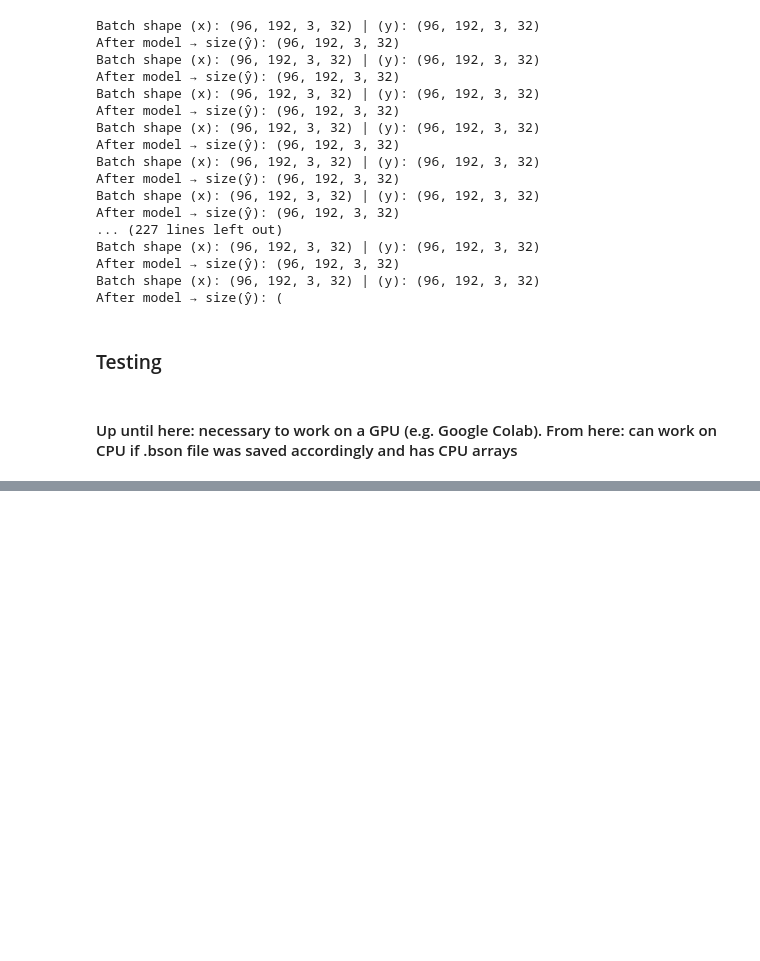
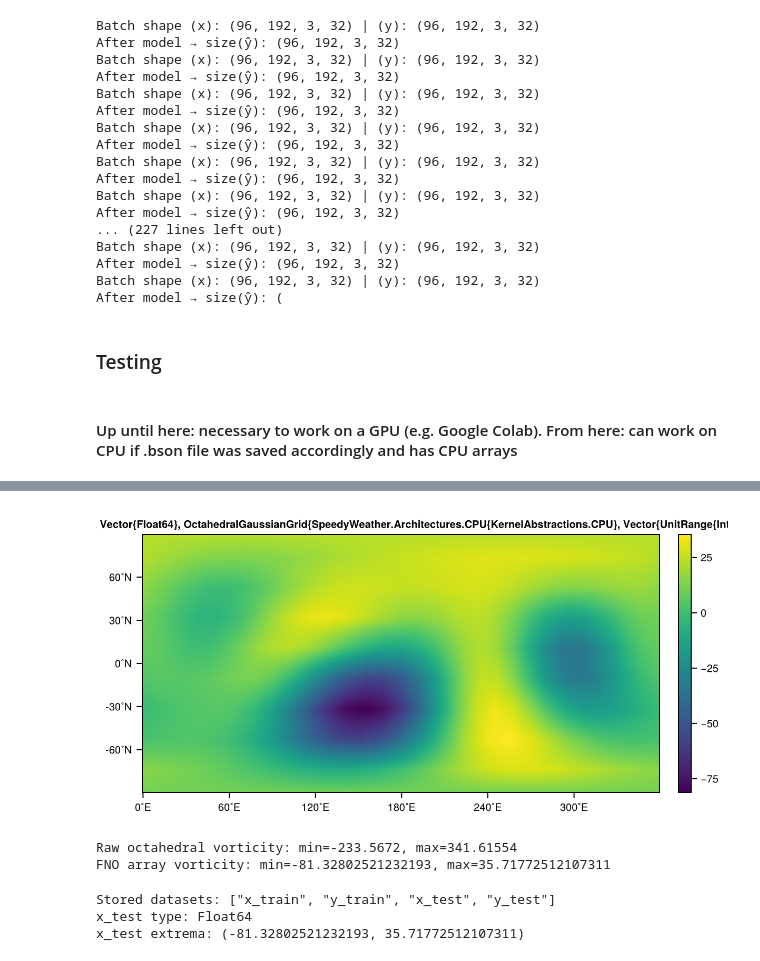
Before and after one commit to marcelovilla/neural-vortex, a Jupyter notebook: models/FNO/FNO2D.ipynb, the cells around one changed output, grey strips where cells are left out. Drawn from its saved outputs; the diff is of its cells as text; code cells hidden in the pictures; blank space fills up the shorter version.

```diff
--- a/models/FNO/FNO2D.ipynb
+++ b/models/FNO/FNO2D.ipynb
@@ -682,0 +712,48 @@ Loaded validation data: (96, 192, 3, 97)
+# %%
+using SpeedyWeather.RingGrids
+using CairoMakie
+CM = CairoMakie
+
+filepath = "fno_trunc_$(trunc).jld2"
+@jldload filepath x_test y_test
+
+vor_array = x_test[:, :,1, 1]
+
+# Suppose you have vor_array (96×192) from ML or regridded truth
+full_field = FullGaussianGrid(vor_array, input_as=Matrix)
+
+# Choose the target octahedral grid (same as simulation output)
+target_grid = OctahedralGaussianGrid(96)  # 96 latitude rings
+octa_field = interpolate(target_grid, full_field)
+
+# Plot in octahedral layout
+CM.heatmap(octa_field)
+# %% [output]
+[figure, added]
+# %%
+using Statistics
+
+# Raw diagnostic
+data = JLD2.load("../../run_0001/trunc_5.jld2")
+diag = data["output_vector"][1][2]
+raw_vor = diag.grid.vor_grid[:,1]
+
+println("Raw octahedral vorticity: min=$(minimum(raw_vor)), max=$(maximum(raw_vor))")
+
+# Your ML-prepared array
+@jldload "fno_trunc_5.jld2" x_test y_test
+vor_array = x_test[:, :, :]
+
+println("FNO array vorticity: min=$(minimum(vor_array)), max=$(maximum(vor_array))")
+# %% [output]
+Raw octahedral vorticity: min=-233.5672, max=341.61554
+FNO array vorticity: min=-81.32802521232193, max=35.71772512107311
+# %%
+file = jldopen("fno_trunc_5.jld2", "r")
+    println("Stored datasets: ", keys(file))
+    println("x_test type: ", eltype(file["x_test"]))
+    println("x_test extrema: ", extrema(file["x_test"]))
+# %% [output]
+Stored datasets: ["x_train", "y_train", "x_test", "y_test"]
+x_test type: Float64
+x_test extrema: (-81.32802521232193, 35.71772512107311)
```
Also changed, not shown: parts of 16 cells of this notebook, 3 other files.
